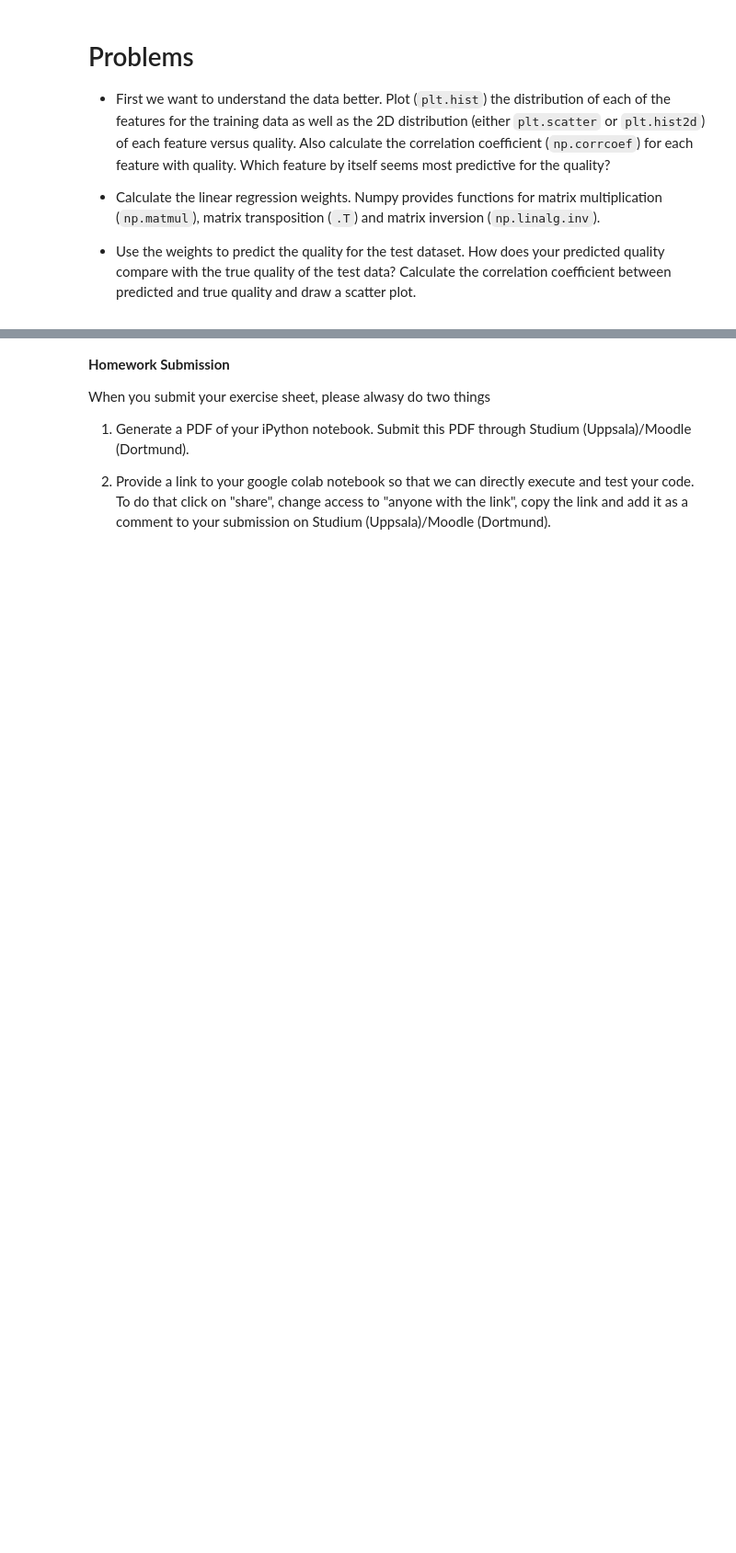
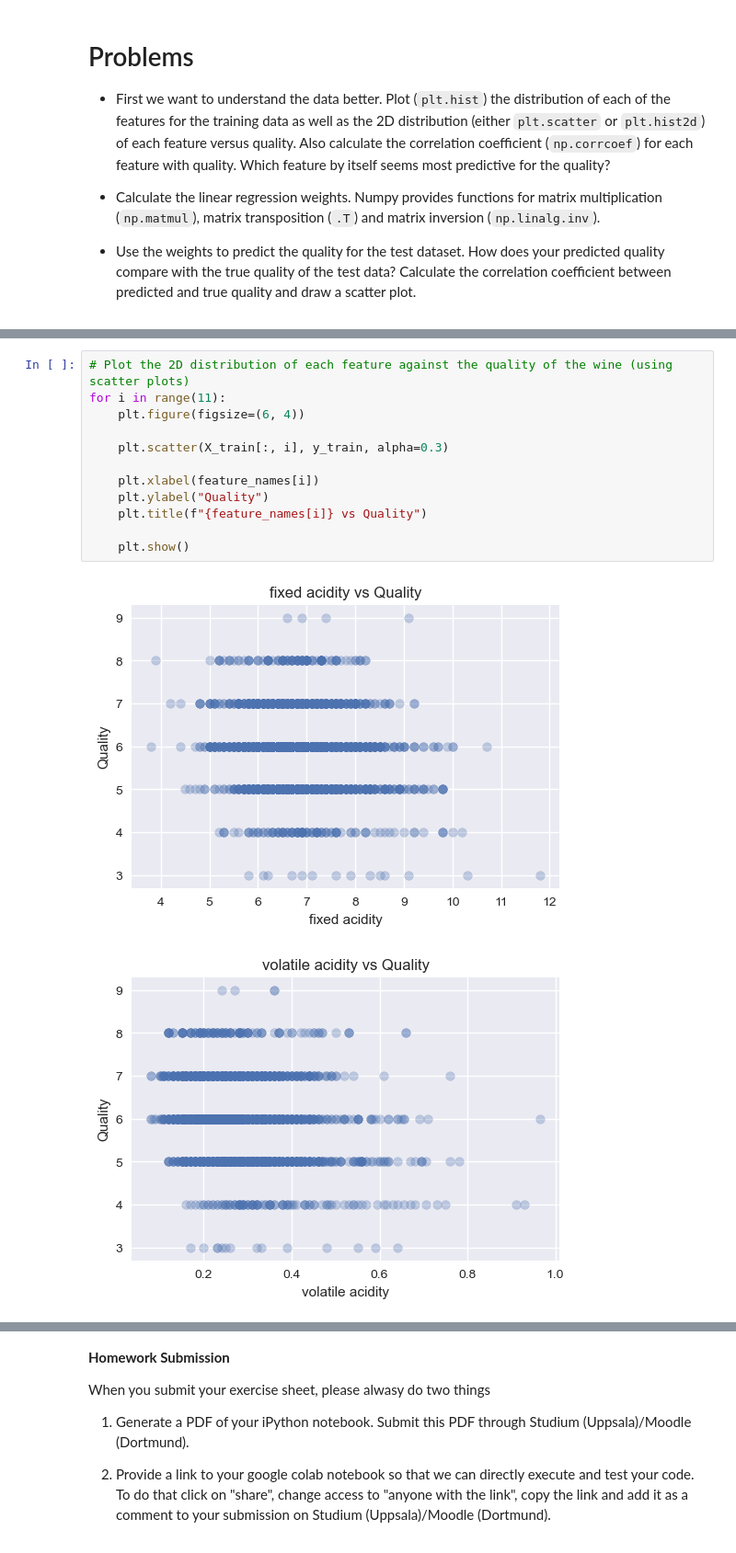
Before and after one commit to TildeSkar/Applied-Deep-Learning---Physics---exrecises, a Jupyter notebook: Exercise 4.ipynb, the cells around one changed output, grey strips where cells are left out. Shown at 92% size. Cells and saved outputs as stored; diff of their text form; blank space fills up the shorter version.

```diff
--- a/Exercise 4.ipynb
+++ b/Exercise 4.ipynb
@@ -97,0 +156,15 @@ does your predicted quality compare with the true quality of the test data? Calc
+# %%
+# Plot the 2D distribution of each feature against the quality of the wine (using scatter plots)
+for i in range(11):
+    plt.figure(figsize=(6, 4))
+
+    plt.scatter(X_train[:, i], y_train, alpha=0.3)
+
+    plt.xlabel(feature_names[i])
+    plt.ylabel("Quality")
+    plt.title(f"{feature_names[i]} vs Quality")
+
+    plt.show()
+# %% [output]
+[figure, added]
+[figure, added]
```
Also changed, not shown: parts of 14 cells of this notebook.
